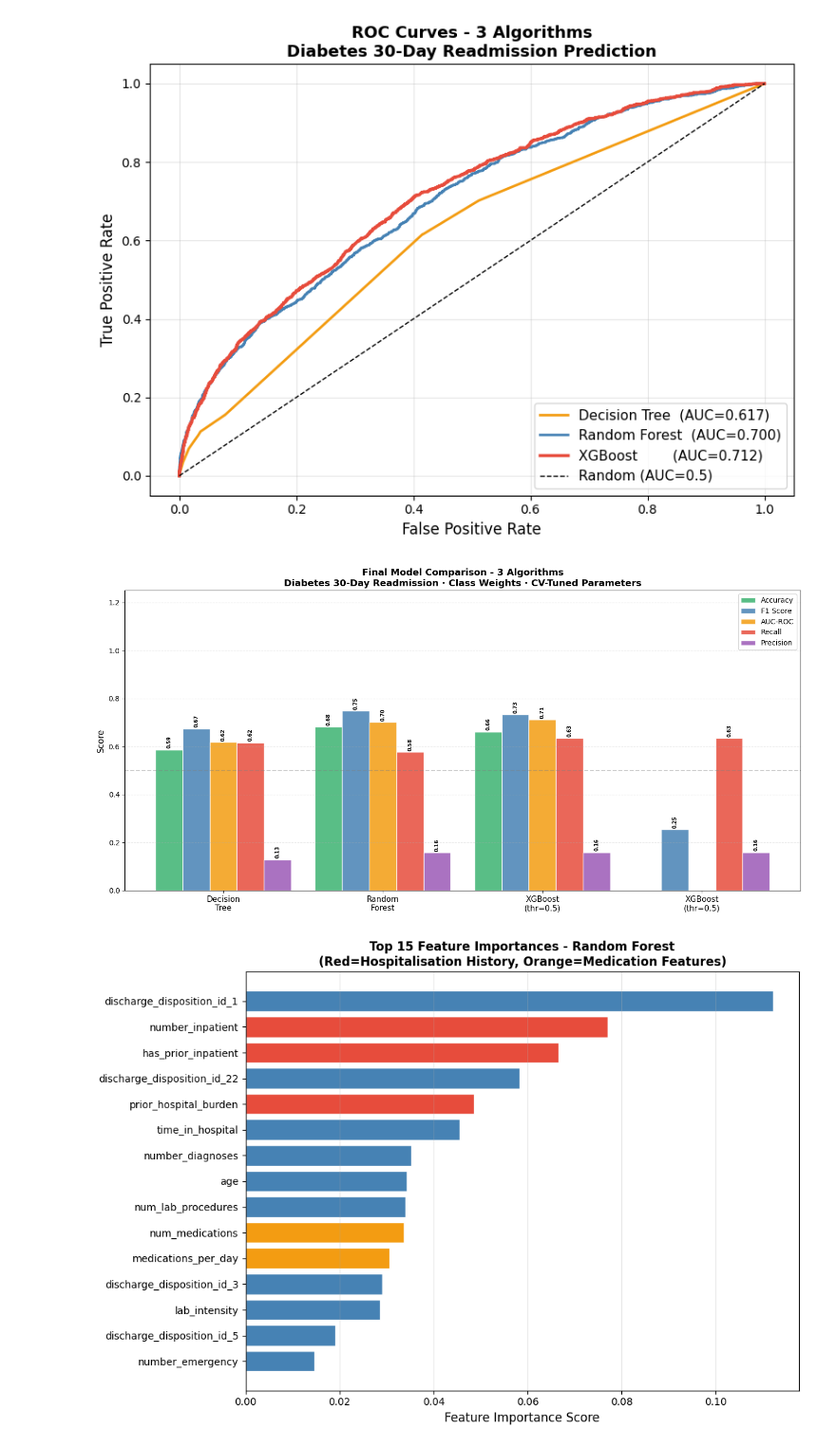
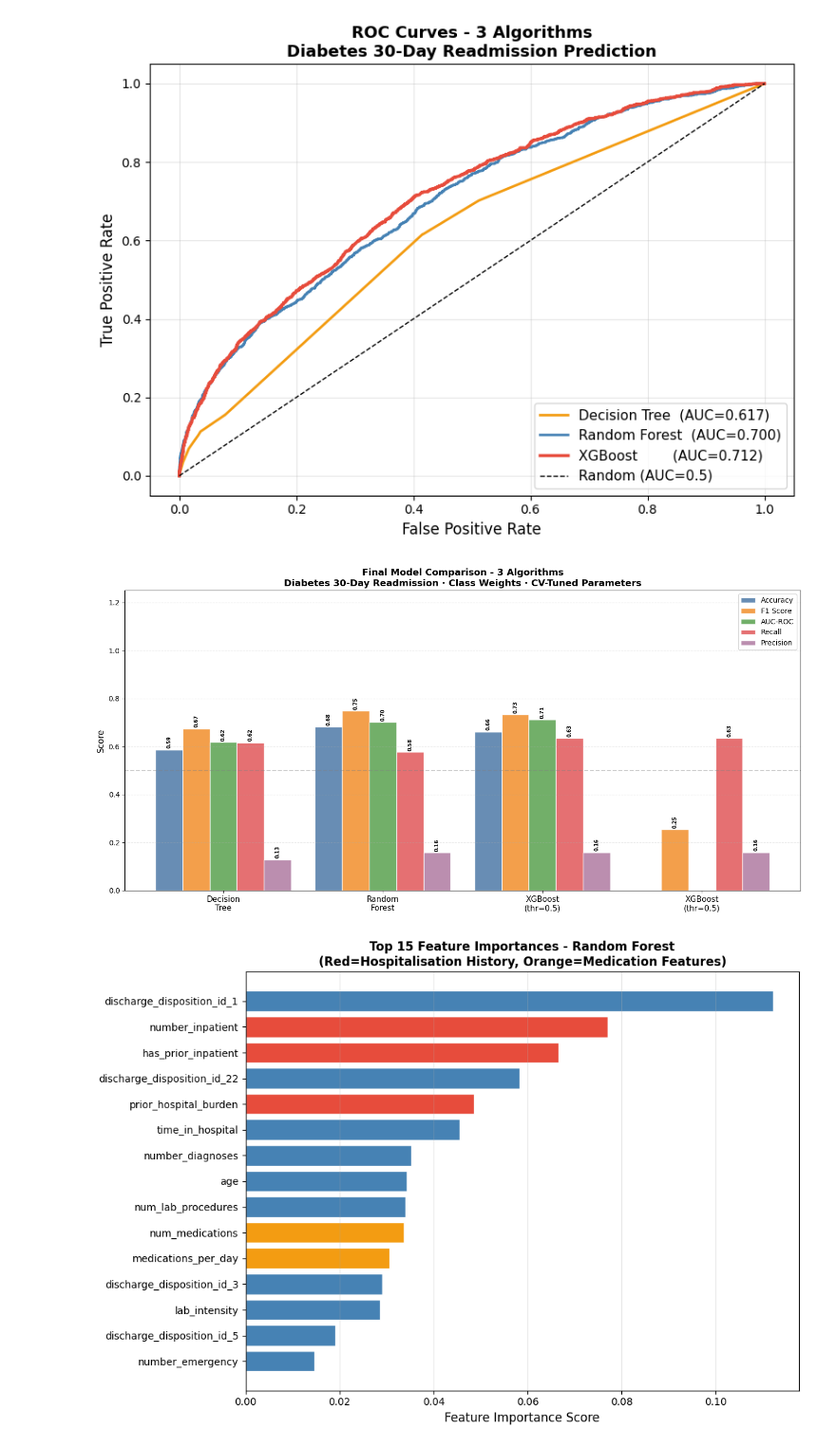
Before and after one commit to kulsoomz99/Predicting-30-Day-Hospital-Readmission-in-Diabetic-Patients, a Jupyter notebook: Diabetes_Re_Admission.ipynb, the cells around one changed output. Shown at 95% size. Cells and saved outputs as stored; diff of their text form; code cells hidden in the pictures.

```diff
--- a/Diabetes_Re_Admission.ipynb
+++ b/Diabetes_Re_Admission.ipynb
@@ -1287,7 +1282,6 @@ plt.show()
 [figure]
 # %%
 # Final Model Comparison Bar Chart
-import numpy as np
 
 algorithms = ["Decision\nTree", "Random\nForest",
               "XGBoost\n(thr=0.5)", f"XGBoost\n(thr={best_t})"]
@@ -1298,39 +1292,39 @@ recs   = [best_dt["recall"],    best_rf["recall"],    best_xgb["recall"],    rec
 precs  = [best_dt["precision"], best_rf["precision"], best_xgb["precision"], prec_t]
 
 x, bw = range(4), 0.17
 fig, ax = plt.subplots(figsize=(14, 7))
 
 for i, (vals, lbl, clr) in enumerate([
-    (accs,  "Accuracy",   "mediumseagreen"),
-    (f1s,   "F1 Score",   "steelblue"),
-    (aucs,  "AUC-ROC",    "#F39C12"),
-    (recs,  "Recall",     "#E74C3C"),
-    (precs, "Precision",  "#9B59B6"),
+    (accs,  "Accuracy",   "#4E79A7"),
+    (f1s,   "F1 Score",   "#F28E2B"),
+    (aucs,  "AUC-ROC",    "#59A14F"),
+    (recs,  "Recall",     "#E15759"),
+    (precs, "Precision",  "#B07AA1"),
 ]):
     clean = [v if v is not None else 0 for v in vals]
     bars  = ax.bar([xi+(i-2)*bw for xi in x], clean, bw,
                    label=lbl, color=clr, alpha=0.85, edgecolor="white")
     for b, v in zip(bars, vals):
         if v is not None and v > 0.01:
             ax.text(b.get_x()+b.get_width()/2, b.get_height()+0.005,
                     f"{v:.2f}", ha="center", va="bottom",
                     fontsize=7, fontweight="bold", rotation=90)
 
 ax.set_xticks(list(x))
 ax.set_xticklabels(algorithms, fontsize=11)
 ax.set_ylim(0, 1.25)
 ax.set_ylabel("Score", fontsize=12)
 ax.set_title("Final Model Comparison - 3 Algorithms\n"
              "Diabetes 30-Day Readmission · Class Weights · CV-Tuned Parameters",
              fontsize=13, fontweight="bold")
 ax.legend(loc="upper right", fontsize=10)
 ax.axhline(y=0.5, color="gray", linestyle="--", alpha=0.4)
 ax.grid(axis="y", linestyle="--", alpha=0.3)
 plt.tight_layout()
 plt.savefig("model_comparison.png", dpi=150, bbox_inches="tight")
 plt.show()
 # %% [output]
-[figure, old version]
+[figure, new version]
 # %%
 # Feature Importance Plot
 fig, ax = plt.subplots(figsize=(10, 7))
```
Also changed, not shown: parts of 16 cells of this notebook.
